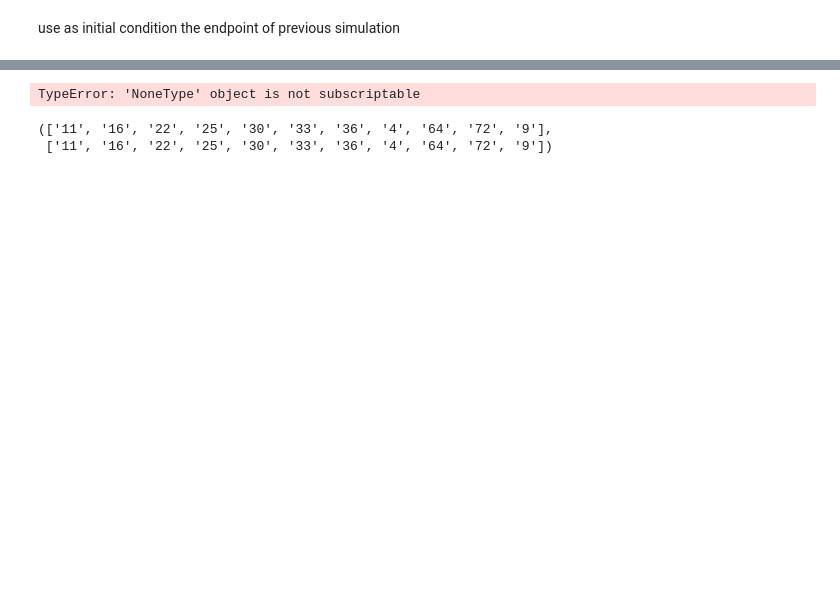
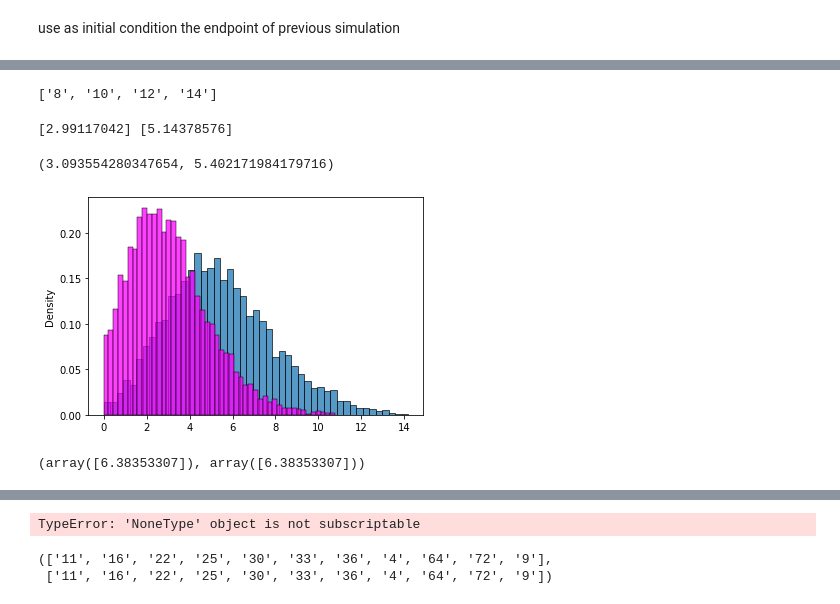
Before and after one commit to PayamDiba/SERGIO, a Jupyter notebook: initial_condition.ipynb, the cells around one changed output, grey strips where cells are left out. Saved outputs shown, nothing was run; the diff lists cells and outputs as text; code cells hidden in the pictures; blank space fills up the shorter version.

```diff
--- a/initial_condition.ipynb
+++ b/initial_condition.ipynb
@@ -14,7 +15,7 @@ from SERGIO.GRN._components import Gene, SingleInteraction
 - need 10000 cells to have the distribution of cells matching  when you repeat from h
 I take a master regulator and I change its transcription. If I take as initial condition the final state of the unperturbed trajectory, I do not observe a drammatic change in the dynamics
 # %%
-grn0 = grn_random_graph(100)
+grn0 = grn_random_graph(20)
 G = grn0.to_networkx()
 # %%
 grn = copy.deepcopy(grn0)
@@ -78,13 +81,17 @@ plt.axvline(grn.attr_['genes'][gene_r].ss_conc_/0.8)
  use as initial condition the endpoint of previous simulation
 # %%
 scale_prod = 4.
-#grn1 = copy.deepcopy(grn)#to use as initial condition the endpoint of previous simulation
-grn1 = copy.deepcopy(grn0)#to use as initial condition empty simulation
+grn1 = copy.deepcopy(grn)#to use as initial condition the endpoint of previous simulation
+#grn1 = copy.deepcopy(grn0)#to use as initial condition empty simulation
 mrs = grn1.get_mrs()
 target_gene = list(mr_profs.profile.keys())[0]
 crispr = copy.deepcopy(mr_profs)
 crispr.profile[target_gene]=mr_profs.profile[target_gene]*scale_prod
-grn1.init(crispr, update_half_resp = True)
+#clear up previous stationary point trajectory
+for g in grn1.attr_['genes'].values():
+    g.sim_conc_ = defaultdict(list)
+
+grn1.init(crispr, update_half_resp = False)
 sim2 = sergio(grn1)
 sim2.simulate(nCells = 10000, noise_s = 1, safety_iter = 150, scale_iter = 10)
 expr2 = sim2.getSimExpr()
@@ -97,0 +119,19 @@ grn.attr_['genes'][target_gene].ss_conc_,grn1.attr_['genes'][target_gene].ss_con
+# %%
+[*G.predecessors('9')]
+# %% [output]
+['8', '10', '12', '14']
+# %%
+j = '7'
+sns.histplot(expr.values[np.arange(len(grn.attr_['genes']))[np.array(list(grn.attr_['genes'].keys())) == j][0]],stat = 'density')
+sns.histplot(expr2.values[np.arange(len(grn.attr_['genes']))[np.array(list(grn.attr_['genes'].keys())) == j][0]],stat = 'density',color='magenta')
+print(sim2.grn_.attr_['genes'][j].ss_conc_,sim.grn_.attr_['genes'][j].ss_conc_)
+expr2.values[np.arange(len(grn.attr_['genes']))[np.array(list(grn.attr_['genes'].keys())) == j][0]].mean(),expr.values[np.arange(len(grn.attr_['genes']))[np.array(list(grn.attr_['genes'].keys())) == j][0]].mean()
+# %% [output]
+[2.99117042] [5.14378576]
+(3.093554280347654, 5.402171984179716)
+[figure, added]
+# %%
+sim2.grn_.attr_['genes'][j]._calc_prod(cTypes = [0], regs_conc = 'ss'),sim.grn_.attr_['genes'][j]._calc_prod(cTypes = [0], regs_conc = 'ss')
+#sim2.grn_.attr_['genes'][j]._calc_prod(cTypes = [0], regs_conc = 'sim'),sim.grn_.attr_['genes'][j]._calc_prod(cTypes = [0], regs_conc = 'sim')
+# %% [output]
+(array([6.38353307]), array([6.38353307]))
```
Also changed, not shown: parts of 12 cells of this notebook, 2 other files.
